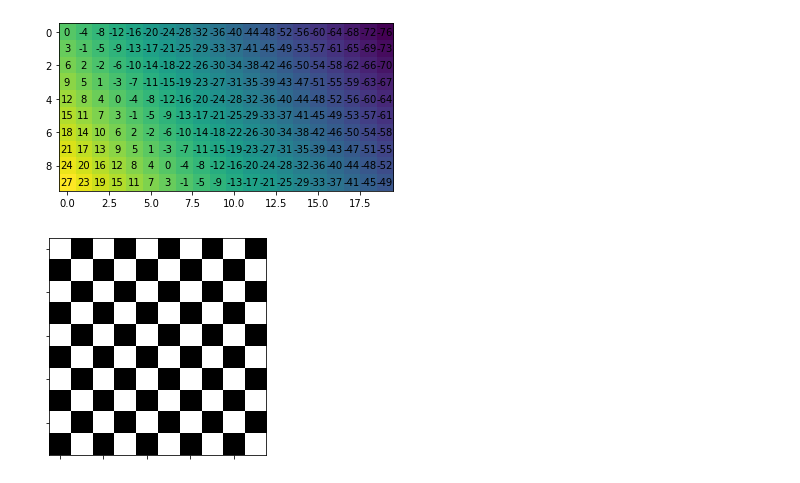
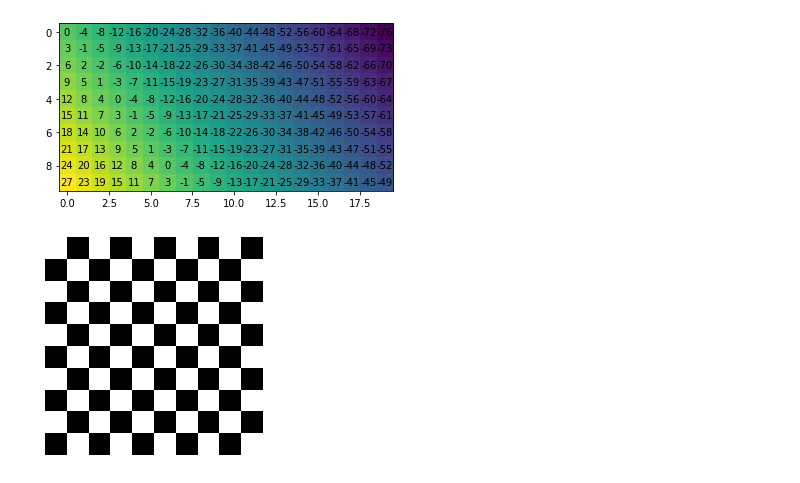
Before and after one commit to nietus/master_math, a Jupyter notebook: Master_Math_By_Coding_In_Python.ipynb, the cells around one changed output. Drawn from its saved outputs; the diff is of its cells as text; code cells hidden in the pictures.

```diff
--- a/Master_Math_By_Coding_In_Python.ipynb
+++ b/Master_Math_By_Coding_In_Python.ipynb
@@ -454,15 +454,15 @@ plt.show()
 # %%
 #img from matrices exercise
 import numpy as np
 import matplotlib.pyplot as plt
 
-b = np.zeros((10,10))
+a = np.zeros((10,10))
 for i in range(0,np.shape(b)[0]):
   for j in range(0,np.shape(b)[1]):
     a[i,j] = (-1)**(i+j)
 plt.imshow(a)
 plt.set_cmap('gray')
-plt.tick_params(labelleft=False,labelbottom=False)
+plt.axis('off')
 plt.show()
 # %% [output]
-[figure, old version]
+[figure, new version]
```
Also changed, not shown: parts of 1 cell of this notebook.
